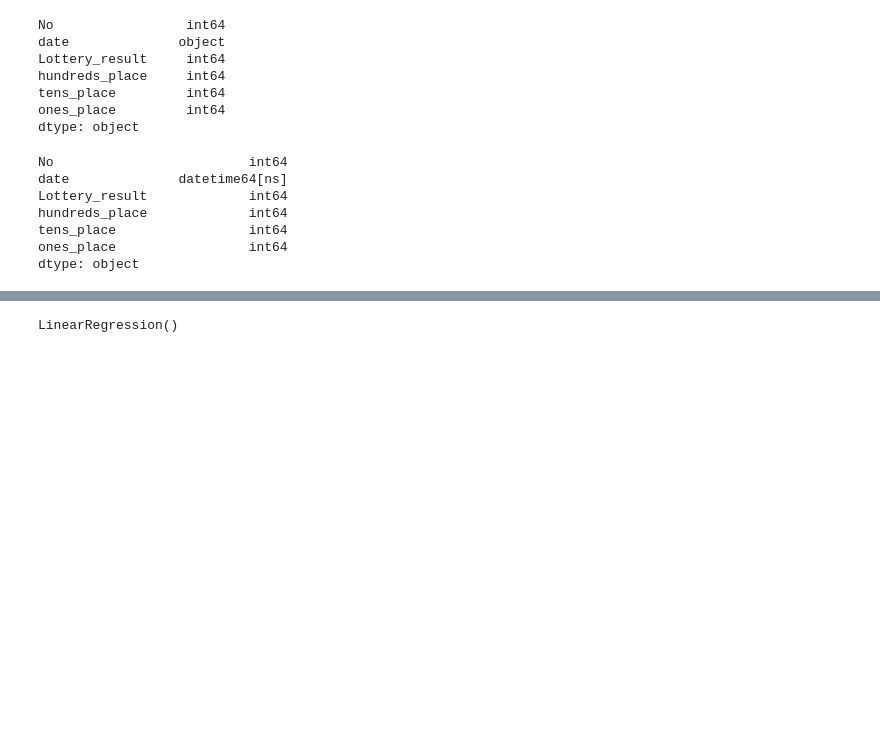
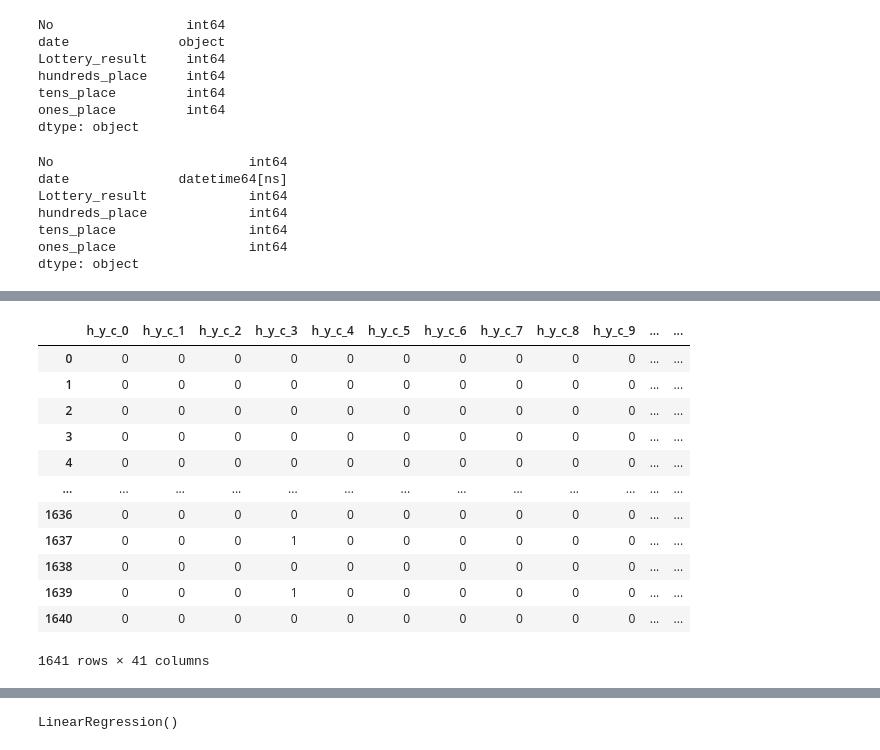
Before and after one commit to yyoshikun/workdir, a Jupyter notebook: Num_3_challenge_5.ipynb, the cells around one changed output, grey strips where cells are left out. Cells and saved outputs as stored; diff of their text form; code cells hidden in the pictures; blank space fills up the shorter version.

```diff
--- a/Num_3_challenge_5.ipynb
+++ b/Num_3_challenge_5.ipynb
@@ -1383,0 +1221,22 @@ df.to_csv(os.path.join(challenge_5_data,data_file),index=False)
+# %%
+#057 columns名称の変更
+
+for i in range(41):
+    name=('h_y_c_' + str(i))
+    df_h_y_counter=df_h_y_counter.rename(columns={i: name})
+
+df_h_y_counter
+# %% [output]
+|  | h_y_c_0 | h_y_c_1 | h_y_c_2 | h_y_c_3 | h_y_c_4 | h_y_c_5 | h_y_c_6 | h_y_c_7 | h_y_c_8 | h_y_c_9 | ... | ... |
+| 0 | 0 | 0 | 0 | 0 | 0 | 0 | 0 | 0 | 0 | 0 | ... | ... |
+| 1 | 0 | 0 | 0 | 0 | 0 | 0 | 0 | 0 | 0 | 0 | ... | ... |
+| 2 | 0 | 0 | 0 | 0 | 0 | 0 | 0 | 0 | 0 | 0 | ... | ... |
+| 3 | 0 | 0 | 0 | 0 | 0 | 0 | 0 | 0 | 0 | 0 | ... | ... |
+| 4 | 0 | 0 | 0 | 0 | 0 | 0 | 0 | 0 | 0 | 0 | ... | ... |
+| ... | ... | ... | ... | ... | ... | ... | ... | ... | ... | ... | ... | ... |
+| 1636 | 0 | 0 | 0 | 0 | 0 | 0 | 0 | 0 | 0 | 0 | ... | ... |
+| 1637 | 0 | 0 | 0 | 1 | 0 | 0 | 0 | 0 | 0 | 0 | ... | ... |
+| 1638 | 0 | 0 | 0 | 0 | 0 | 0 | 0 | 0 | 0 | 0 | ... | ... |
+| 1639 | 0 | 0 | 0 | 1 | 0 | 0 | 0 | 0 | 0 | 0 | ... | ... |
+| 1640 | 0 | 0 | 0 | 0 | 0 | 0 | 0 | 0 | 0 | 0 | ... | ... |
+1641 rows × 41 columns
```
Also changed, not shown: parts of 106 cells of this notebook, 6 other files.
